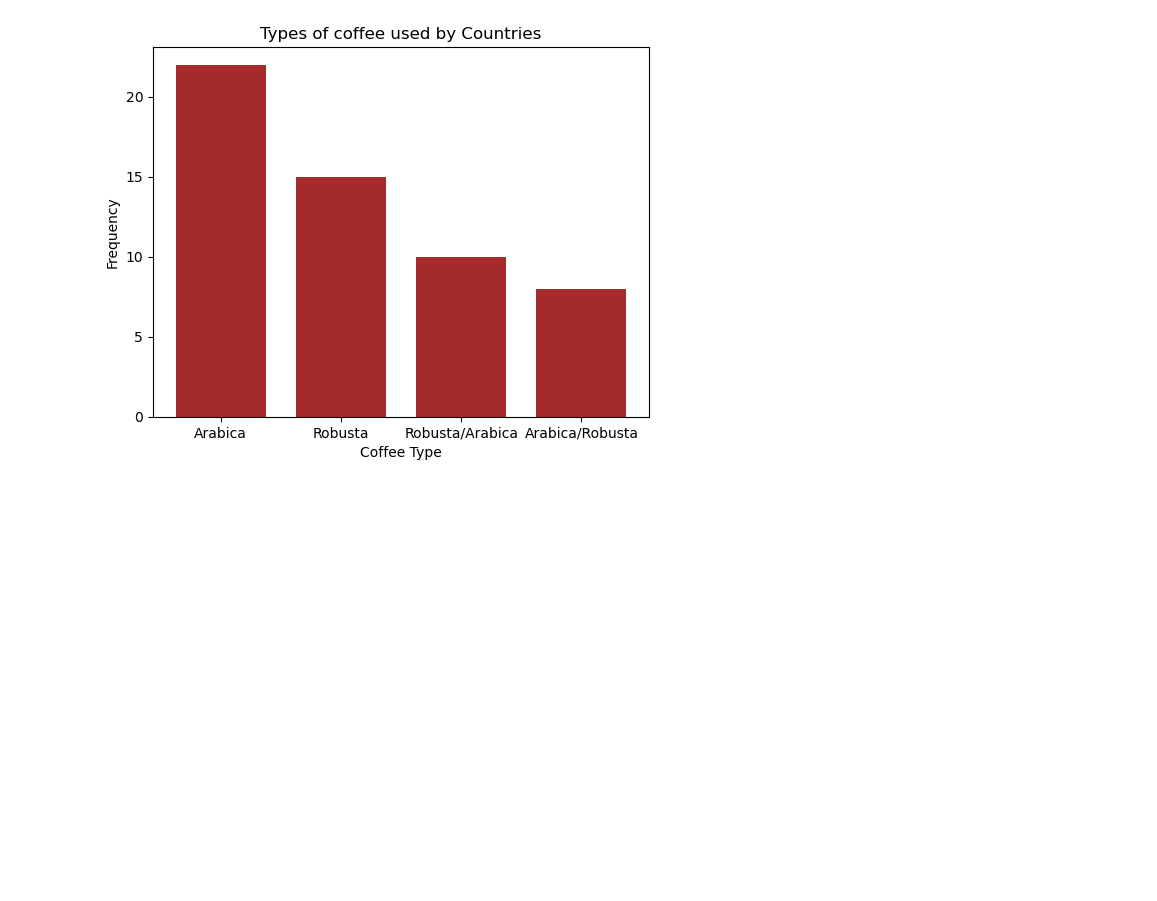
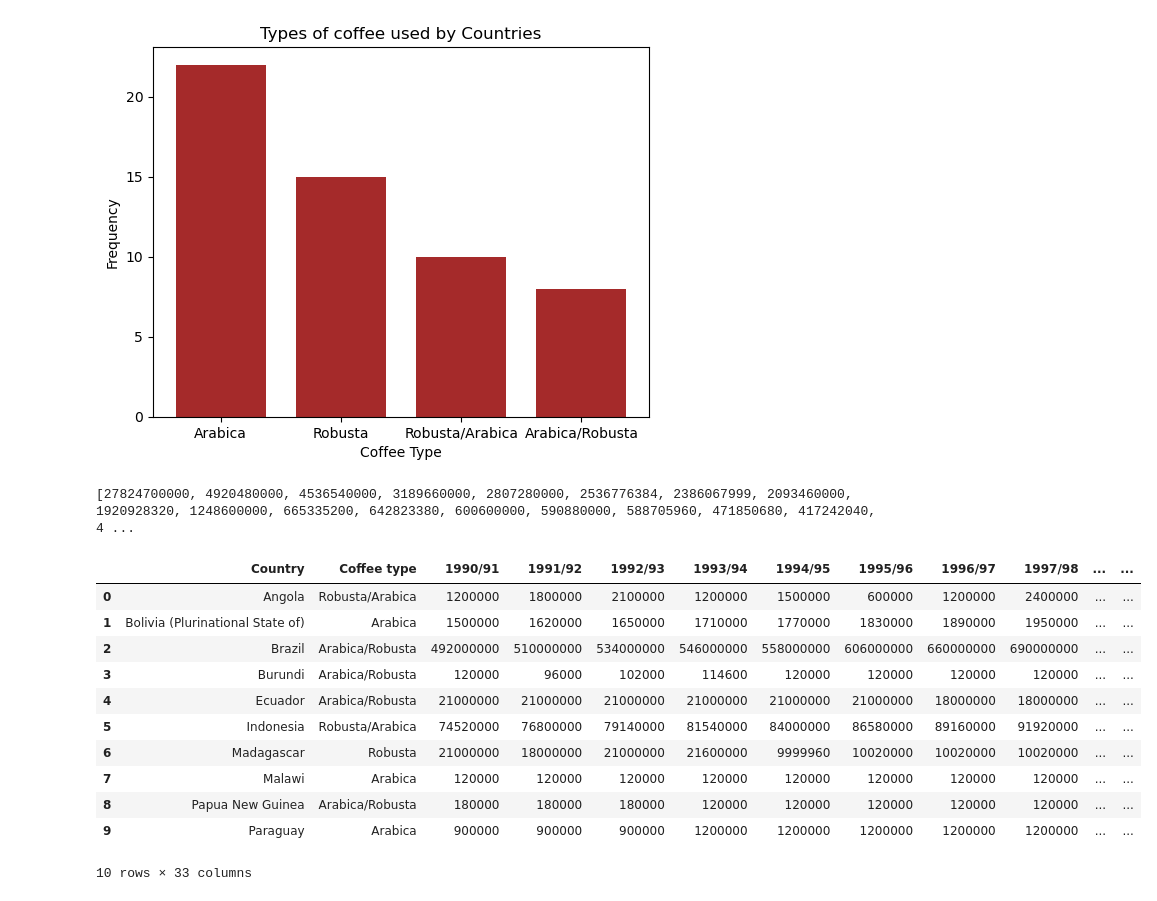
Before and after one commit to joshoandres13/coffee, a Jupyter notebook: domestic_consumption.ipynb, the cells around one changed output. Saved outputs shown, nothing was run; the diff lists cells and outputs as text; code cells hidden in the pictures; blank space fills up the shorter version.

```diff
--- a/domestic_consumption.ipynb
+++ b/domestic_consumption.ipynb
@@ -124,0 +110,20 @@ plt.bar(types_of_coffee, )
+# %%
+sort_consump =sorted(df['Total_domestic_consumption'], reverse=True)
+print(sort_consump)
+
+max_country_coffee = df[(sorted((df['Total_domestic_consumption']>=1248600000), reverse=True))]
+max_country_coffee
+# %% [output]
+[27824700000, 4920480000, 4536540000, 3189660000, 2807280000, 2536776384, 2386067999, 2093460000, 1920928320, 1248600000, 665335200, 642823380, 600600000, 590880000, 588705960, 471850680, 417242040, 4 ...
+|  | Country | Coffee type | 1990/91 | 1991/92 | 1992/93 | 1993/94 | 1994/95 | 1995/96 | 1996/97 | 1997/98 | ... | ... |
+| 0 | Angola | Robusta/Arabica | 1200000 | 1800000 | 2100000 | 1200000 | 1500000 | 600000 | 1200000 | 2400000 | ... | ... |
+| 1 | Bolivia (Plurinational State of) | Arabica | 1500000 | 1620000 | 1650000 | 1710000 | 1770000 | 1830000 | 1890000 | 1950000 | ... | ... |
+| 2 | Brazil | Arabica/Robusta | 492000000 | 510000000 | 534000000 | 546000000 | 558000000 | 606000000 | 660000000 | 690000000 | ... | ... |
+| 3 | Burundi | Arabica/Robusta | 120000 | 96000 | 102000 | 114600 | 120000 | 120000 | 120000 | 120000 | ... | ... |
+| 4 | Ecuador | Arabica/Robusta | 21000000 | 21000000 | 21000000 | 21000000 | 21000000 | 21000000 | 18000000 | 18000000 | ... | ... |
+| 5 | Indonesia | Robusta/Arabica | 74520000 | 76800000 | 79140000 | 81540000 | 84000000 | 86580000 | 89160000 | 91920000 | ... | ... |
+| 6 | Madagascar | Robusta | 21000000 | 18000000 | 21000000 | 21600000 | 9999960 | 10020000 | 10020000 | 10020000 | ... | ... |
+| 7 | Malawi | Arabica | 120000 | 120000 | 120000 | 120000 | 120000 | 120000 | 120000 | 120000 | ... | ... |
+| 8 | Papua New Guinea | Arabica/Robusta | 180000 | 180000 | 180000 | 120000 | 120000 | 120000 | 120000 | 120000 | ... | ... |
+| 9 | Paraguay | Arabica | 900000 | 900000 | 900000 | 1200000 | 1200000 | 1200000 | 1200000 | 1200000 | ... | ... |
+10 rows × 33 columns
```
Also changed, not shown: parts of 2 cells of this notebook.
